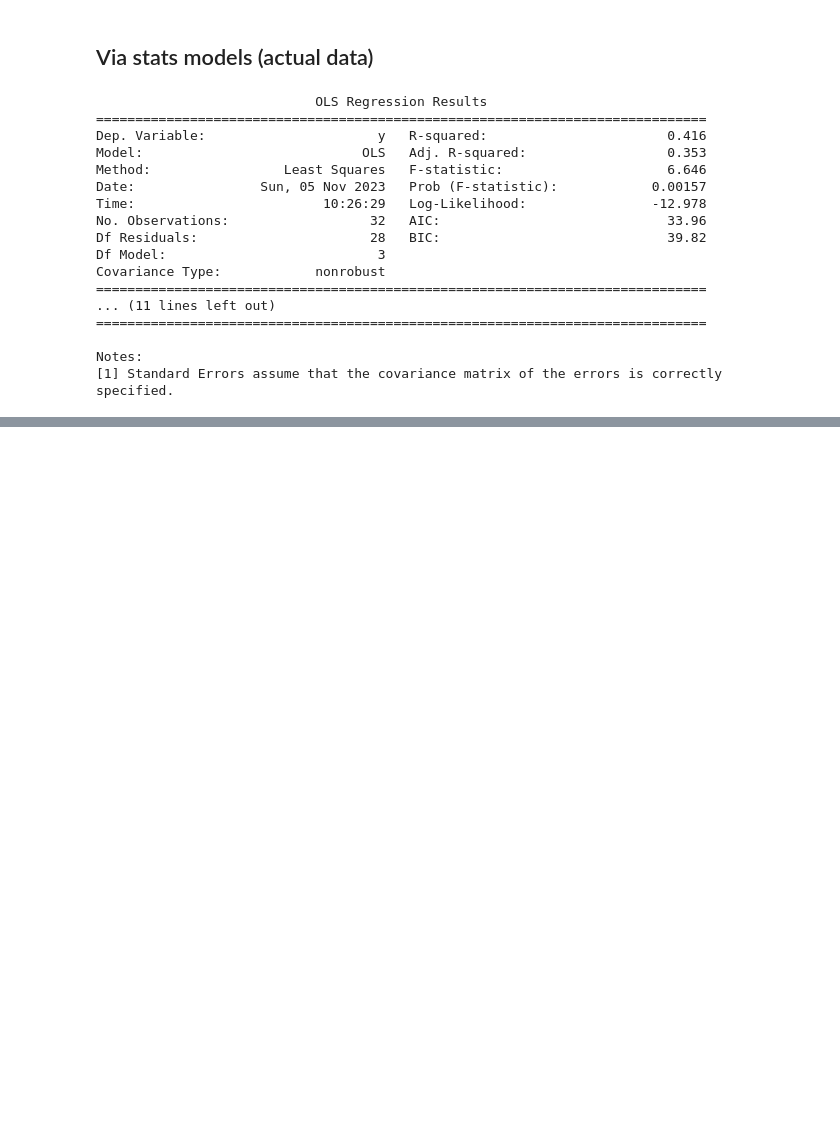
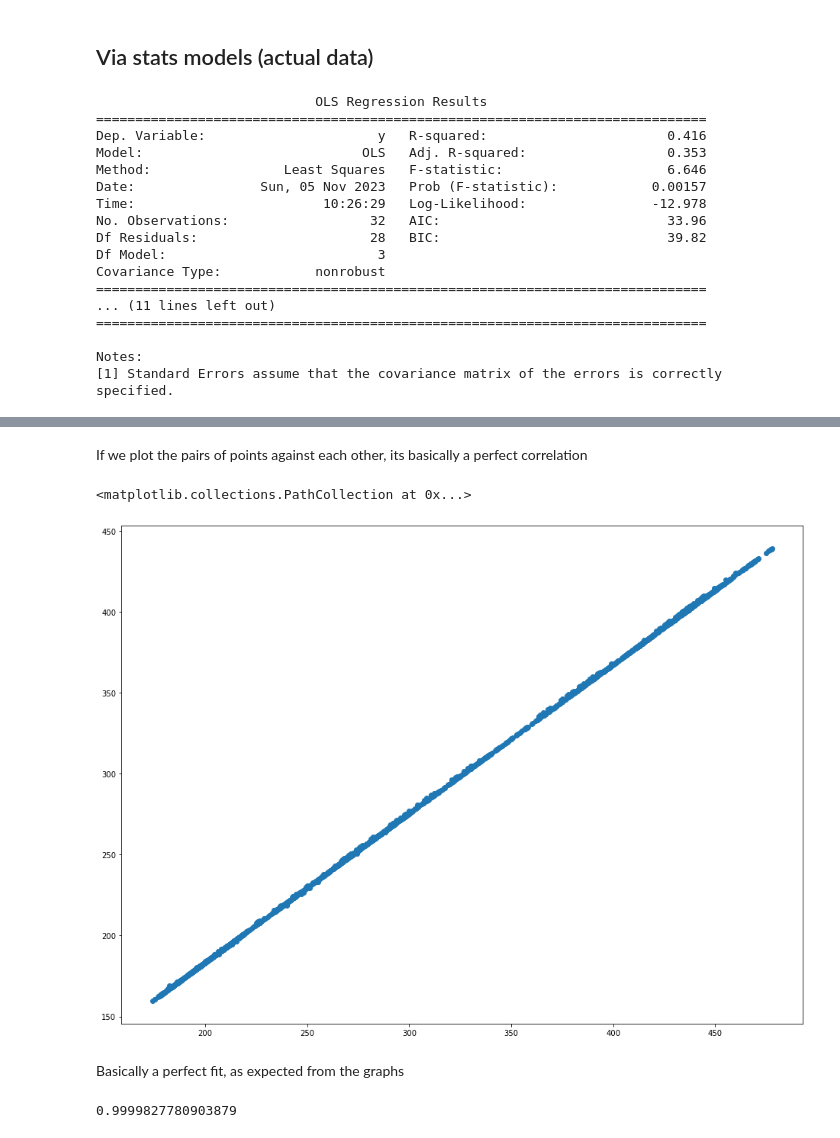
Before and after one commit to ravi-donepudi/algorithm-examples, a Jupyter notebook: Linear Regression.ipynb, the cells around one changed output, grey strips where cells are left out. Saved outputs shown, nothing was run; the diff lists cells and outputs as text; code cells hidden in the pictures; blank space fills up the shorter version.

```diff
--- a/Linear Regression.ipynb
+++ b/Linear Regression.ipynb
@@ -199,0 +215,9 @@ ax.plot(x, y_)
+# %% [markdown]
+If we plot the pairs of points against each other, its basically a perfect correlation
+# %%
+fig, ax = plt.subplots(figsize=(16,12))
+
+ax.scatter( spy_data["Close"], voo_data["Close"] )
+# %% [output]
+<matplotlib.collections.PathCollection at 0x...>
+[figure, added]
@@ -199,0 +228,6 @@ ax.plot(x, y_)
+# %% [markdown]
+Basically a perfect fit, as expected from the graphs
+# %%
+model.score(spy_close_data, voo_close_data)
+# %% [output]
+0.9999827780903879
```
Also changed, not shown: parts of 11 cells of this notebook.
